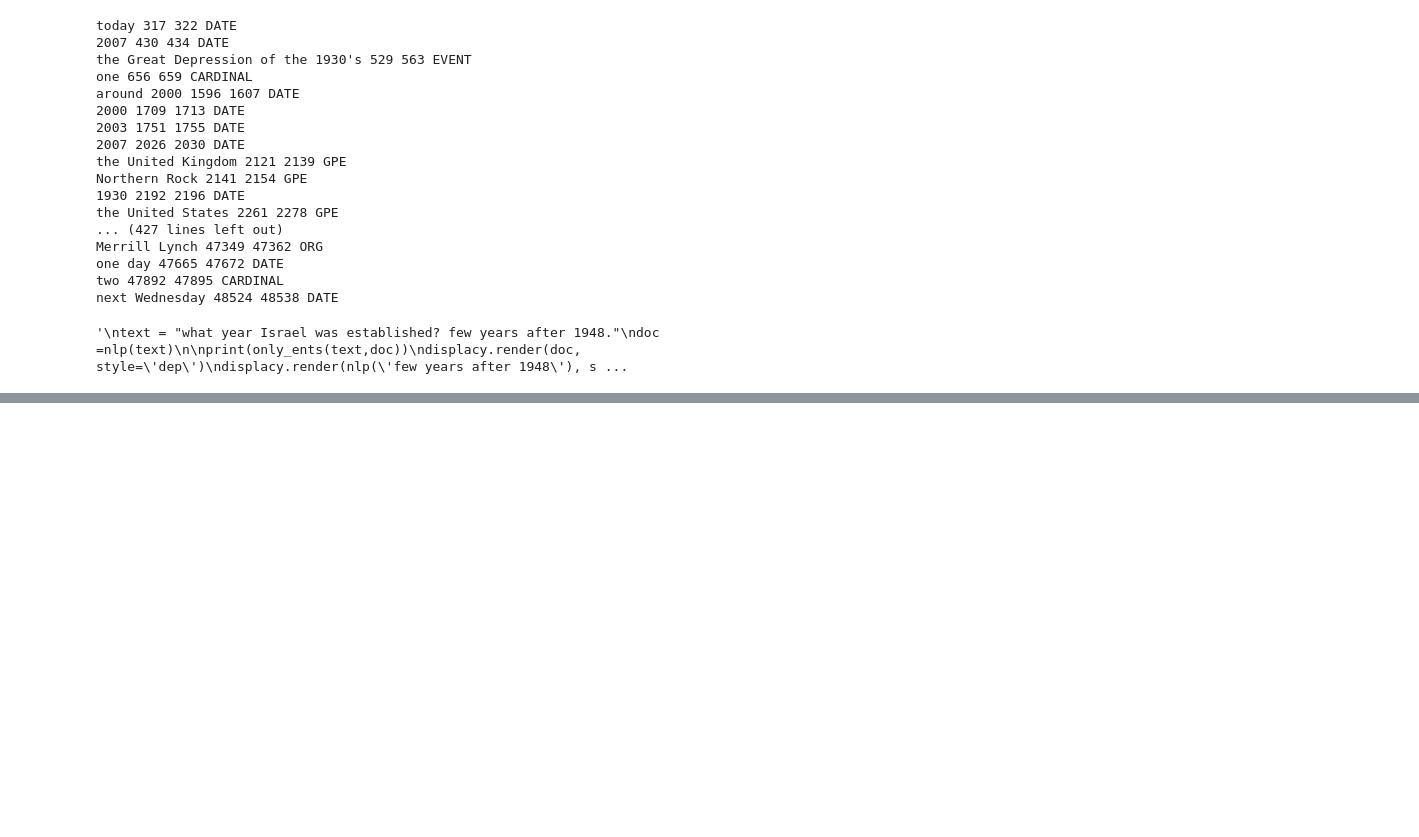
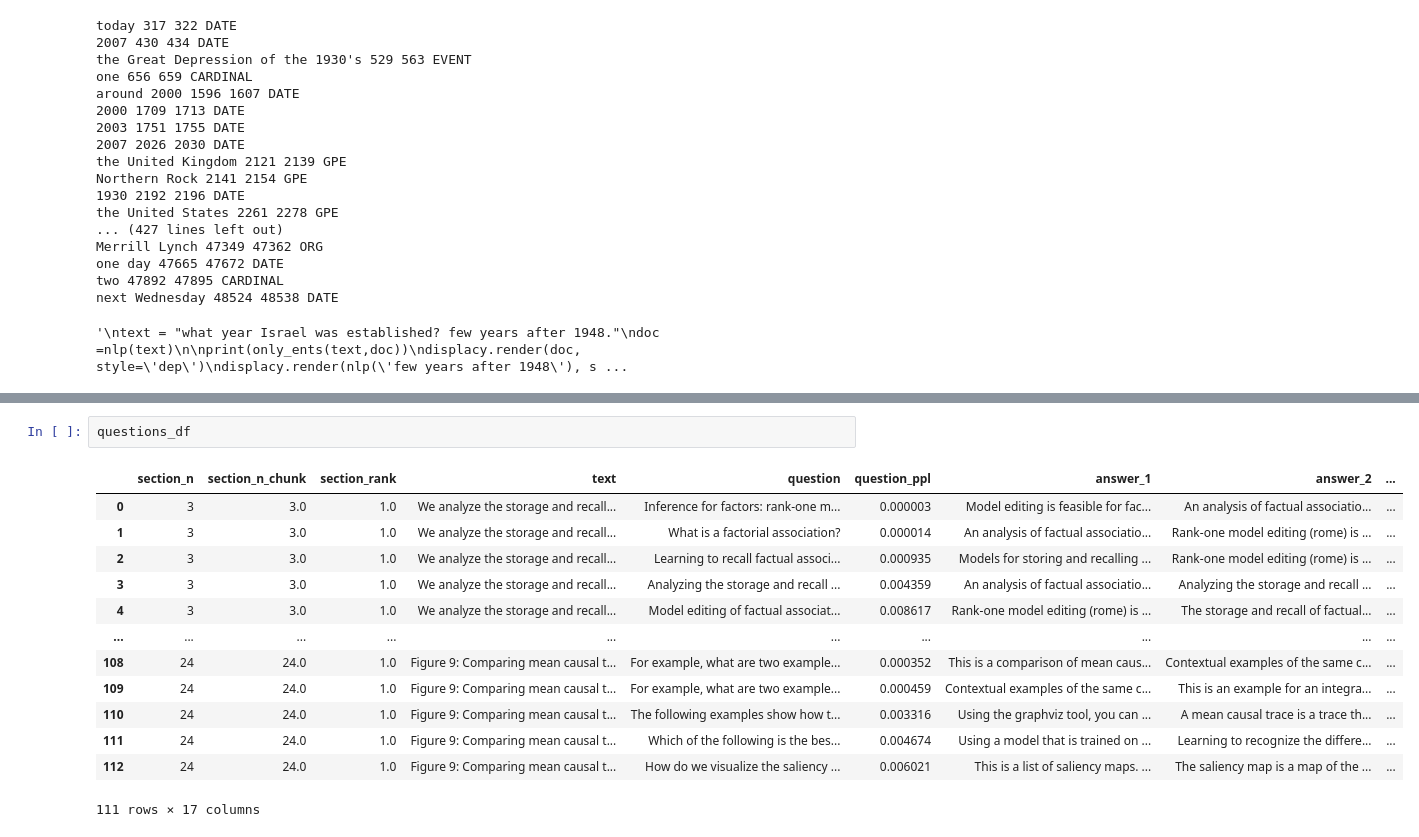
Before and after one commit to noamKayzer/Questions_generation, a Jupyter notebook: scripts/generate_distractors.ipynb, the cells around one changed output, grey strips where cells are left out. Cells and saved outputs as stored; diff of their text form; blank space fills up the shorter version.

```diff
--- a/scripts/generate_distractors.ipynb
+++ b/scripts/generate_distractors.ipynb
@@ -71,0 +240,16 @@ next Wednesday 48524 48538 DATE
+# %%
+questions_df
+# %% [output]
+|  | section_n | section_n_chunk | section_rank | text | question | question_ppl | answer_1 | answer_2 | ... |
+| 0 | 3 | 3.0 | 1.0 | We analyze the storage and recall... | Inference for factors: rank-one m... | 0.000003 | Model editing is feasible for fac... | An analysis of factual associatio... | ... |
+| 1 | 3 | 3.0 | 1.0 | We analyze the storage and recall... | What is a factorial association? | 0.000014 | An analysis of factual associatio... | Rank-one model editing (rome) is ... | ... |
+| 2 | 3 | 3.0 | 1.0 | We analyze the storage and recall... | Learning to recall factual associ... | 0.000935 | Models for storing and recalling ... | Rank-one model editing (rome) is ... | ... |
+| 3 | 3 | 3.0 | 1.0 | We analyze the storage and recall... | Analyzing the storage and recall ... | 0.004359 | An analysis of factual associatio... | Analyzing the storage and recall ... | ... |
+| 4 | 3 | 3.0 | 1.0 | We analyze the storage and recall... | Model editing of factual associat... | 0.008617 | Rank-one model editing (rome) is ... | The storage and recall of factual... | ... |
+| ... | ... | ... | ... | ... | ... | ... | ... | ... | ... |
+| 108 | 24 | 24.0 | 1.0 | Figure 9: Comparing mean causal t... | For example, what are two example... | 0.000352 | This is a comparison of mean caus... | Contextual examples of the same c... | ... |
+| 109 | 24 | 24.0 | 1.0 | Figure 9: Comparing mean causal t... | For example, what are two example... | 0.000459 | Contextual examples of the same c... | This is an example for an integra... | ... |
+| 110 | 24 | 24.0 | 1.0 | Figure 9: Comparing mean causal t... | The following examples show how t... | 0.003316 | Using the graphviz tool, you can ... | A mean causal trace is a trace th... | ... |
+| 111 | 24 | 24.0 | 1.0 | Figure 9: Comparing mean causal t... | Which of the following is the bes... | 0.004674 | Using a model that is trained on ... | Learning to recognize the differe... | ... |
+| 112 | 24 | 24.0 | 1.0 | Figure 9: Comparing mean causal t... | How do we visualize the saliency ... | 0.006021 | This is a list of saliency maps. ... | The saliency map is a map of the ... | ... |
+111 rows × 17 columns
```
Also changed, not shown: parts of 8 cells of this notebook, 13 other files.
